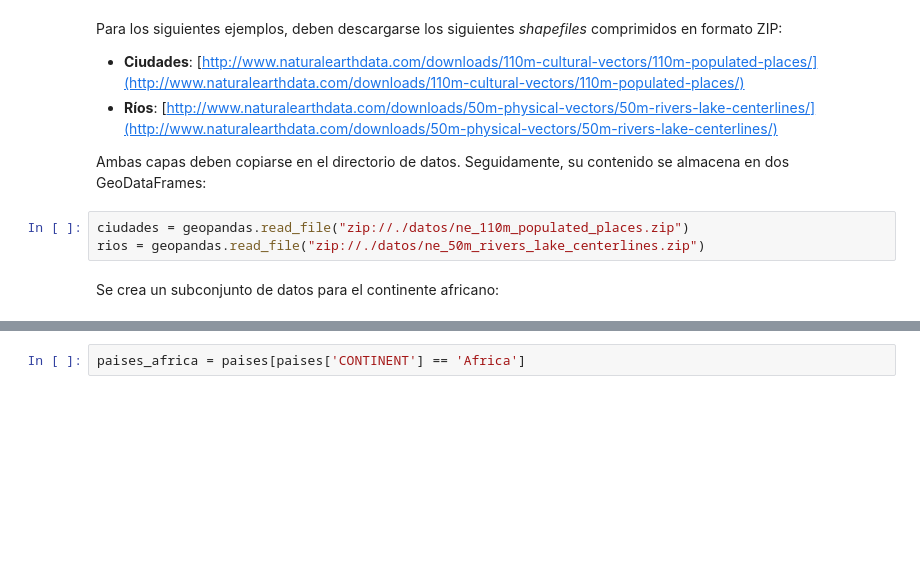
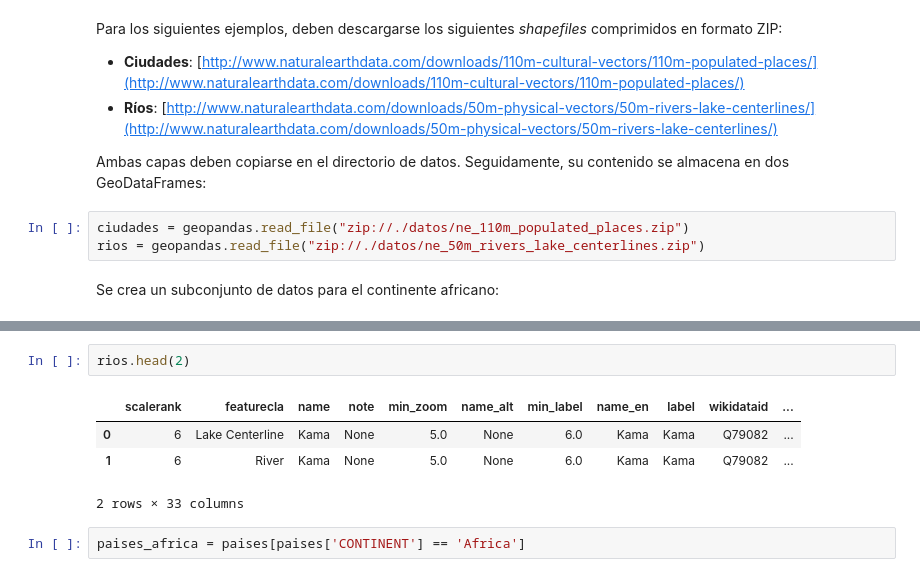
Before and after one commit to ggaltar/leccion-12-geopandas, a Jupyter notebook: geopandas.ipynb, the cells around one changed output, grey strips where cells are left out. Cells and saved outputs as stored; diff of their text form; blank space fills up the shorter version.

```diff
--- a/geopandas.ipynb
+++ b/geopandas.ipynb
@@ -218,3 +230,10 @@ Se crea un subconjunto de datos para el continente africano:
+# %%
+rios.head(2)
+# %% [output]
+|  | scalerank | featurecla | name | note | min_zoom | name_alt | min_label | name_en | label | wikidataid | ... |
+| 0 | 6 | Lake Centerline | Kama | None | 5.0 | None | 6.0 | Kama | Kama | Q79082 | ... |
+| 1 | 6 | River | Kama | None | 5.0 | None | 6.0 | Kama | Kama | Q79082 | ... |
+2 rows × 33 columns
 # %%
 paises_africa = paises[paises['CONTINENT'] == 'Africa']
 # %%
```
Also changed, not shown: parts of 10 cells of this notebook, 5 other files.
